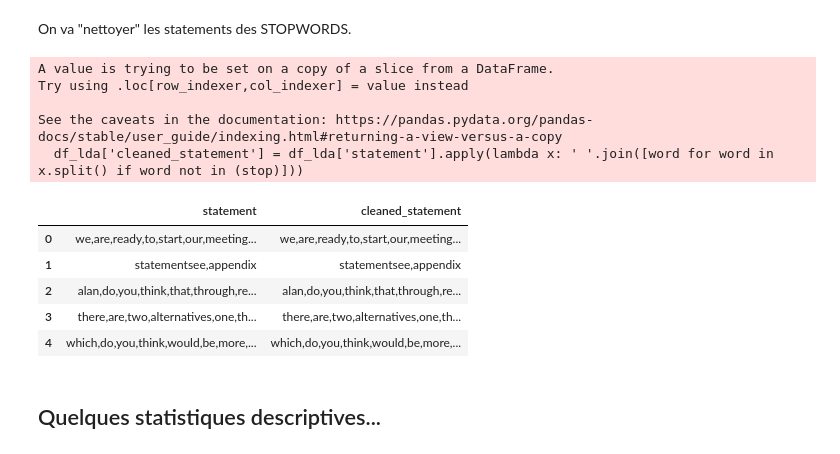
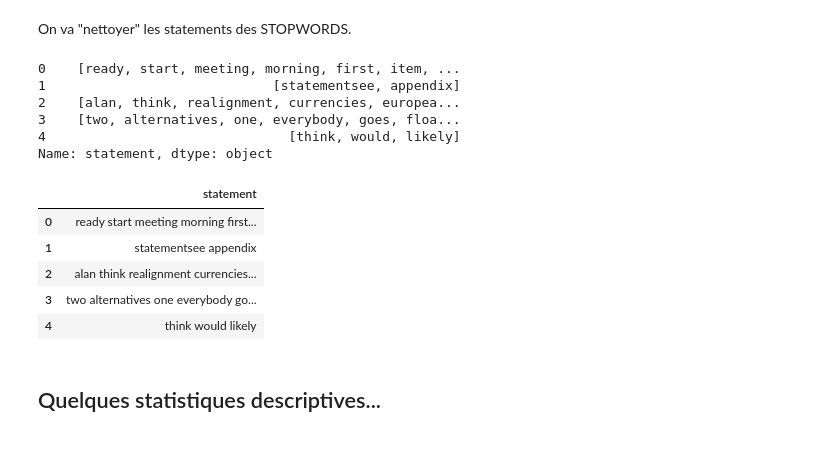
Before and after one commit to erialc-cal/NLP-FOMC, a Jupyter notebook: Scrapping_Explo.ipynb, the cells around one changed output. Cells and saved outputs as stored; diff of their text form; code cells hidden in the pictures.

```diff
--- a/Scrapping_Explo.ipynb
+++ b/Scrapping_Explo.ipynb
@@ -144,5 +141,3 @@ df.statement = df.statement.str.replace(' ', ',')
-# %%
-df['statement2'] = df.statement.str.lower().str.split()
 # %%
 df.head()
 # %% [output]
@@ -165,3 +150,0 @@ which,do,you,think,would,be,more,likely?
-# %%
-df['cleaned_statement'] = df['statement2'].apply(lambda x: ' '.join([word for word in x[0] if word not in (stop)]))
-df.head()
@@ -168,20 +153,30 @@ df.head()
 # %% [markdown]
 On va "nettoyer" les statements des STOPWORDS.
-# %%
-df_lda = df.dropna()
-df_lda['cleaned_statement'] = df_lda['statement'].apply(lambda x: ' '.join([word for word in x.split() if word not in (stop)]))
-# %% [output]
-A value is trying to be set on a copy of a slice from a DataFrame.
-Try using .loc[row_indexer,col_indexer] = value instead
-
-See the caveats in the documentation: https://pandas.pydata.org/pandas-docs/stable/user_guide/indexing.html#returning-a-view-versus-a-copy
-  df_lda['cleaned_statement'] = df_lda['statement'].apply(lambda x: ' '.join([word for word in x.split() if word not in (stop)]))
+# %%
+df.statement = df.statement.fillna('')
+df['statement'] = df['statement'].str.replace('[^\w\s]','') # remove punctuation
+
+df["statement"] = df["statement"].str.lower().str.split() # get words with lowercase
+
+df['statement'] = df['statement'].apply(lambda x: [item for item in x if item not in stop]) # remove stopwords
+df.statement.head()
+# %% [output]
+0    [ready, start, meeting, morning, first, item, ...
+1                             [statementsee, appendix]
+2    [alan, think, realignment, currencies, europea...
+3    [two, alternatives, one, everybody, goes, floa...
+4                               [think, would, likely]
+Name: statement, dtype: object
+# %%
+df.statement = df.statement.astype('string')
+df['statement'] = df['statement'].str.replace('[^\w\s]','')
 # %%
-df_lda[['statement', 'cleaned_statement']].head()
+df_lda = df
+df_lda[['statement']].head()
 # %% [output]
-|  | statement | cleaned_statement |
-| 0 | we,are,ready,to,start,our,meeting... | we,are,ready,to,start,our,meeting... |
-| 1 | statementsee,appendix | statementsee,appendix |
-| 2 | alan,do,you,think,that,through,re... | alan,do,you,think,that,through,re... |
-| 3 | there,are,two,alternatives,one,th... | there,are,two,alternatives,one,th... |
-| 4 | which,do,you,think,would,be,more,... | which,do,you,think,would,be,more,... |
+|  | statement |
+| 0 | ready start meeting morning first... |
+| 1 | statementsee appendix |
+| 2 | alan think realignment currencies... |
+| 3 | two alternatives one everybody go... |
+| 4 | think would likely |
```
Also changed, not shown: parts of 17 cells of this notebook.
